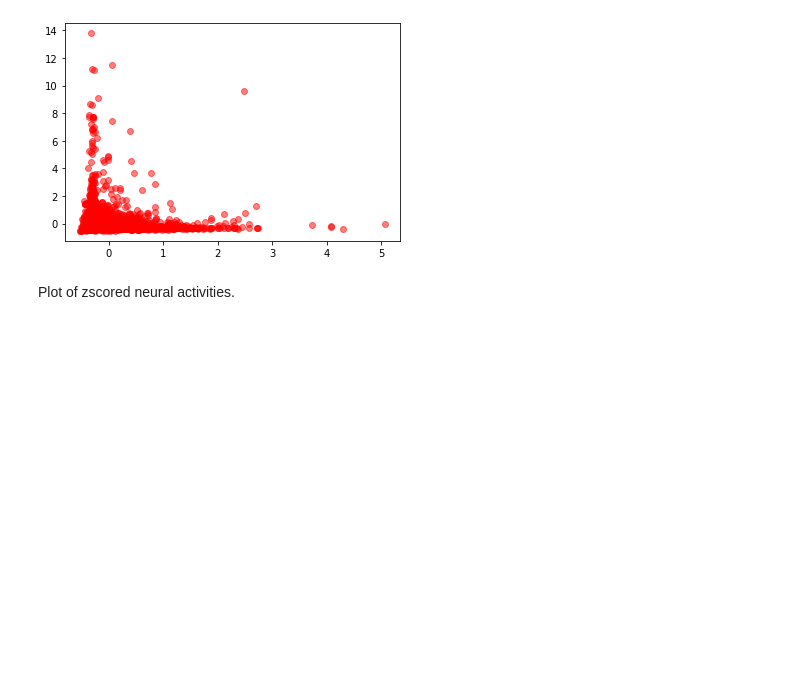
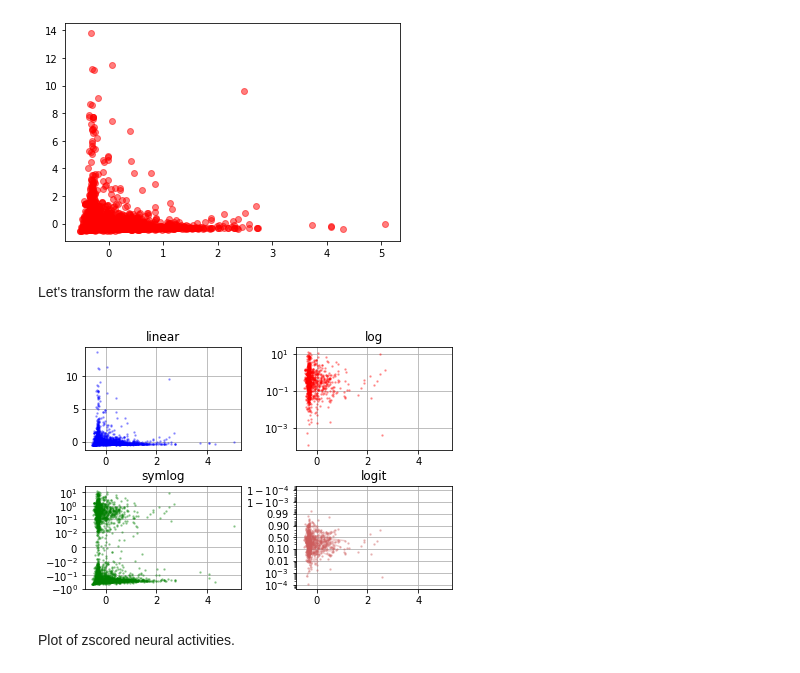
Before and after one commit to mariakesa/MatplotlibForNeuroscientists, a Jupyter notebook: StringerEtAl2018.ipynb, the cells around one changed output. Cells and saved outputs as stored; diff of their text form; code cells hidden in the pictures; blank space fills up the shorter version.

Commit message:
Log transforms

```diff
--- a/StringerEtAl2018.ipynb
+++ b/StringerEtAl2018.ipynb
@@ -64,6 +66,47 @@ plt.plot(zsc[:,0],zsc[:,1],'ro',alpha=0.5)
 # %% [output]
 [<matplotlib.lines.Line2D at 0x...>]
 [figure]
+# %% [markdown]
+Let's transform the raw data!
+# %%
+x=zsc[:,0]
+y=zsc[:,1]
+#plot with various axes scales
+plt.figure(1)
+# linear
+plt.subplot(221)
+plt.plot(x, y,'bo',alpha=0.3,markersize=1.5)
+plt.yscale('linear')
+plt.title('linear')
+plt.grid(True)
+
+plt.subplot(222)
+plt.plot(x,y,'ro',alpha=0.3,markersize=1.5)
+plt.yscale('log')
+plt.title('log')
+plt.grid(True)
+
+# symmetric log
+plt.subplot(223)
+plt.plot(x, y - y.mean(),'go',alpha=0.3,markersize=1.5)
+plt.yscale('symlog', linthreshy=0.01)
+plt.title('symlog')
+plt.grid(True)
+
+plt.subplot(224)
+plt.plot(x, y,marker='o',c='indianred',alpha=0.3,markersize=1.5)
+plt.yscale('logit')
+plt.title('logit')
+plt.grid(True)
+# Format the minor tick labels of the y-axis into empty strings with
+# `NullFormatter`, to avoid cumbering the axis with too many labels.
+plt.gca().yaxis.set_minor_formatter(NullFormatter())
+
+plt.subplots_adjust(top=0.92, bottom=0.08, left=0.10, right=0.95, hspace=0.35,
+wspace=0.35)
+plt.show()
+# %% [output]
+[figure, added]
 # %% [markdown]
 Plot of zscored neural activities.
 # %%
```
Also changed, not shown: parts of 3 cells of this notebook.
